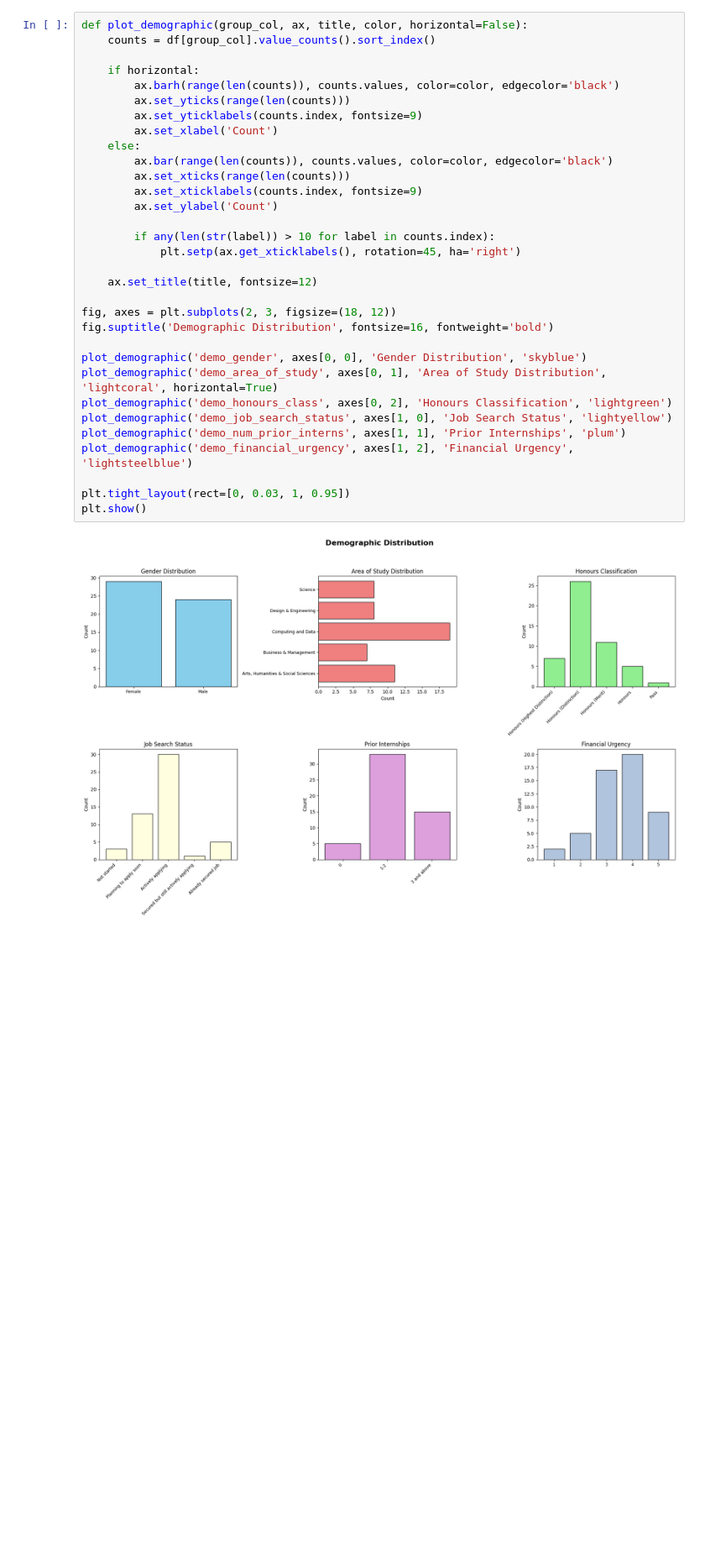
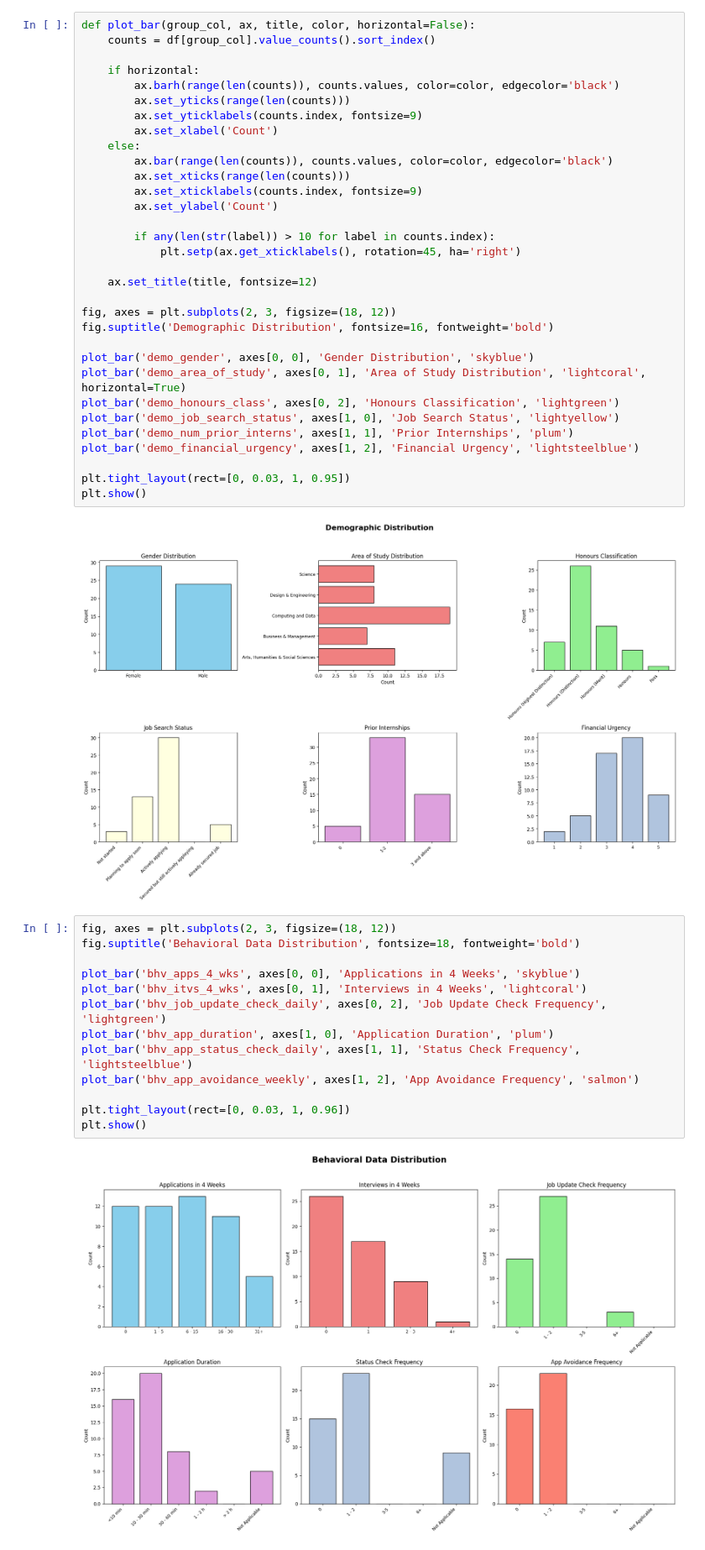
Before and after one commit to Jin1402/DSA4262-Anxiety, a Jupyter notebook: eda/survey_eda.ipynb, the cells around one changed output. Shown at 84% size. Cells and saved outputs as stored; diff of their text form; blank space fills up the shorter version.

```diff
--- a/eda/survey_eda.ipynb
+++ b/eda/survey_eda.ipynb
@@ -106,7 +110,7 @@ df['anxiety_overall'] = df[all_feas].mean(axis=1)
 # %% [markdown]
 ## 3. Demographic Analysis
 # %%
-def plot_demographic(group_col, ax, title, color, horizontal=False):
+def plot_bar(group_col, ax, title, color, horizontal=False):
     counts = df[group_col].value_counts().sort_index()
 
     if horizontal:
@@ -128,17 +132,32 @@ def plot_demographic(group_col, ax, title, color, horizontal=False):
 fig, axes = plt.subplots(2, 3, figsize=(18, 12))
 fig.suptitle('Demographic Distribution', fontsize=16, fontweight='bold')
 
-plot_demographic('demo_gender', axes[0, 0], 'Gender Distribution', 'skyblue')
-plot_demographic('demo_area_of_study', axes[0, 1], 'Area of Study Distribution', 'lightcoral', horizontal=True)
-plot_demographic('demo_honours_class', axes[0, 2], 'Honours Classification', 'lightgreen')
-plot_demographic('demo_job_search_status', axes[1, 0], 'Job Search Status', 'lightyellow')
-plot_demographic('demo_num_prior_interns', axes[1, 1], 'Prior Internships', 'plum')
-plot_demographic('demo_financial_urgency', axes[1, 2], 'Financial Urgency', 'lightsteelblue')
+plot_bar('demo_gender', axes[0, 0], 'Gender Distribution', 'skyblue')
+plot_bar('demo_area_of_study', axes[0, 1], 'Area of Study Distribution', 'lightcoral', horizontal=True)
+plot_bar('demo_honours_class', axes[0, 2], 'Honours Classification', 'lightgreen')
+plot_bar('demo_job_search_status', axes[1, 0], 'Job Search Status', 'lightyellow')
+plot_bar('demo_num_prior_interns', axes[1, 1], 'Prior Internships', 'plum')
+plot_bar('demo_financial_urgency', axes[1, 2], 'Financial Urgency', 'lightsteelblue')
 
 plt.tight_layout(rect=[0, 0.03, 1, 0.95])
 plt.show()
 # %% [output]
 [figure]
+# %%
+fig, axes = plt.subplots(2, 3, figsize=(18, 12))
+fig.suptitle('Behavioral Data Distribution', fontsize=18, fontweight='bold')
+
+plot_bar('bhv_apps_4_wks', axes[0, 0], 'Applications in 4 Weeks', 'skyblue')
+plot_bar('bhv_itvs_4_wks', axes[0, 1], 'Interviews in 4 Weeks', 'lightcoral')
+plot_bar('bhv_job_update_check_daily', axes[0, 2], 'Job Update Check Frequency', 'lightgreen')
+plot_bar('bhv_app_duration', axes[1, 0], 'Application Duration', 'plum')
+plot_bar('bhv_app_status_check_daily', axes[1, 1], 'Status Check Frequency', 'lightsteelblue')
+plot_bar('bhv_app_avoidance_weekly', axes[1, 2], 'App Avoidance Frequency', 'salmon')
+
+plt.tight_layout(rect=[0, 0.03, 1, 0.96])
+plt.show()
+# %% [output]
+[figure, added]
 # %% [markdown]
 ## 4. Anxiety Distribution
 The Future Employment Anxiety Scale (FEAS) is divided into 4 subscales:
```
Also changed, not shown: parts of 9 cells of this notebook.
